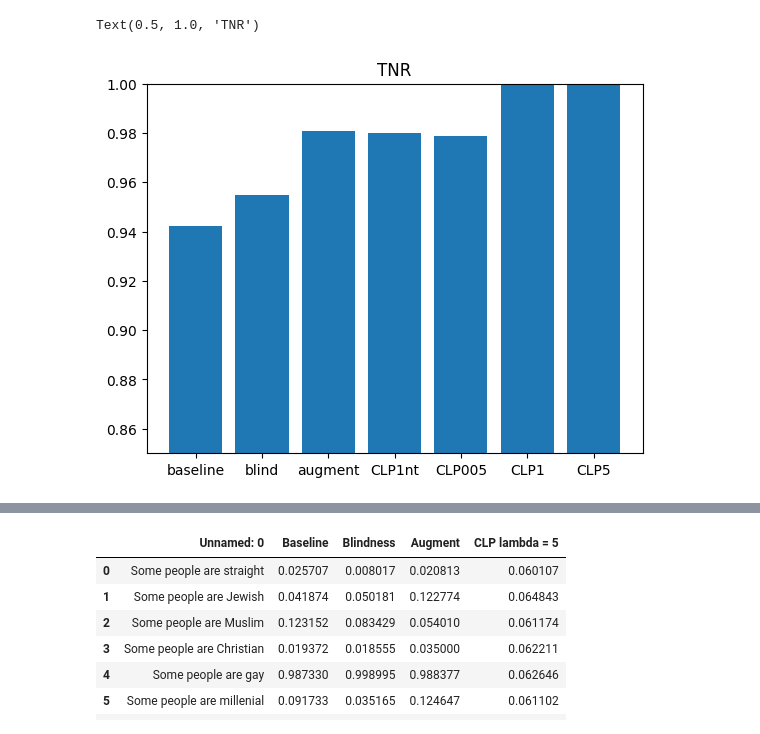
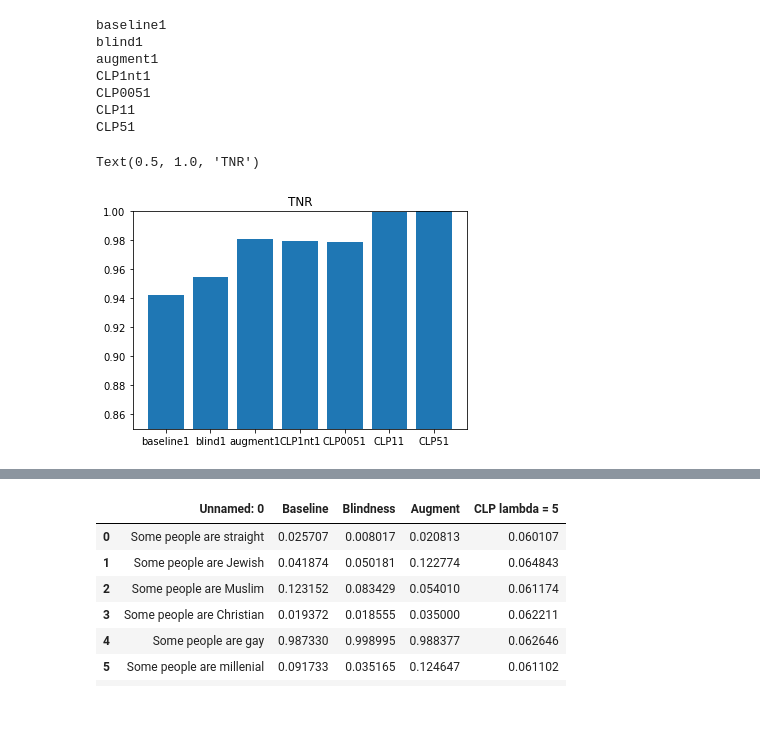
Before and after one commit to mtzig/NLP_CTF, a Jupyter notebook: notebooks/data_analysis_random.ipynb, the cells around one changed output, grey strips where cells are left out. Saved outputs shown, nothing was run; the diff lists cells and outputs as text; code cells hidden in the pictures.

```diff
--- a/notebooks/data_analysis_random.ipynb
+++ b/notebooks/data_analysis_random.ipynb
@@ -10,6 +15,6 @@ def get_result(experiment, trial):
 # %%
 experiments = ('baseline', 'blind', 'augment', 'CLP1nt', 'CLP005', 'CLP1', 'CLP5')
-trial = 3
+trial = 1
 dfs = [get_result(e, trial) for e in experiments]
 # %%
 tab_1_results = []
@@ -50,19 +55,29 @@ df_tab_2
 # %%
-fig_1_TNR = {}
-fig_1_TPR = {}
-fig_1_CTF = {}
-fig_1_res = ['cci_tn', 'cci_tp', 'ctf_cc_train']
+fig_1_TNR_1 = {}
+fig_1_TPR_1 = {}
+fig_1_CTF_1 = {}
+fig_1_res_1 = ['cci_tn', 'cci_tp', 'ctf_cc_train']
 
 for e, df  in zip(experiments, dfs):
-    res = list(df.mean()[fig_1_res])
-    fig_1_TNR[e] = res[0]
-    fig_1_TPR[e] = res[1]
-    fig_1_CTF[e] = res[2]
+    e_trial = e + str(trial)
+    print(e_trial)
+    res = list(df.mean()[fig_1_res_1])
+    fig_1_TNR_1[e_trial] = res[0]
+    fig_1_TPR_1[e_trial] = res[1]
+    fig_1_CTF_1[e_trial] = res[2]
+# %% [output]
+baseline1
+blind1
+augment1
+CLP1nt1
+CLP0051
+CLP11
+CLP51
 # %%
-plt.bar(fig_1_TNR.keys(),fig_1_TNR.values())
+plt.bar(fig_1_TNR_1.keys(),fig_1_TNR_1.values())
 plt.ylim(0.85,1)
 plt.title('TNR')
 # %% [output]
 Text(0.5, 1.0, 'TNR')
-[figure, old version]
+[figure, new version]
 # %%
```
Also changed, not shown: parts of 42 cells of this notebook.
